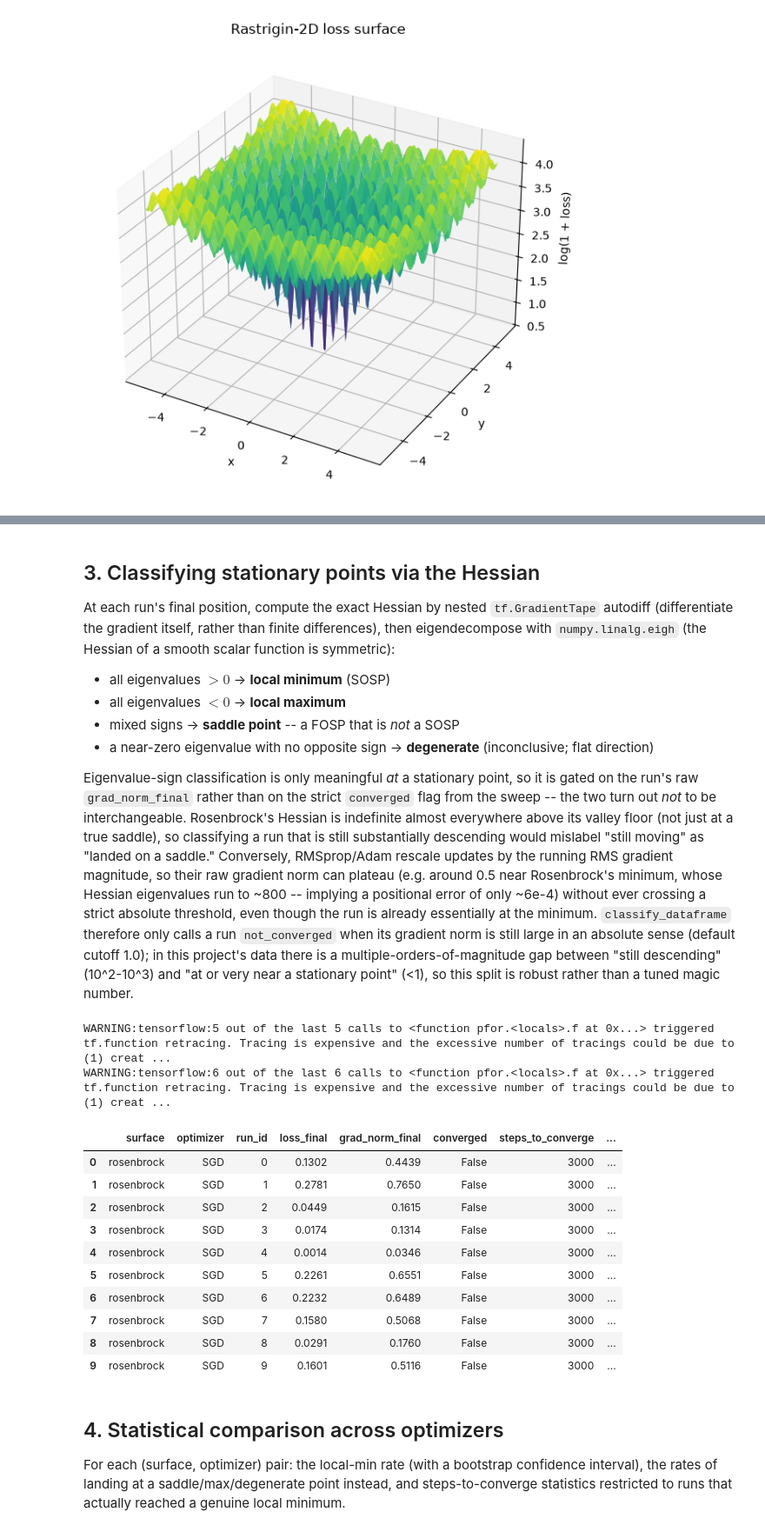
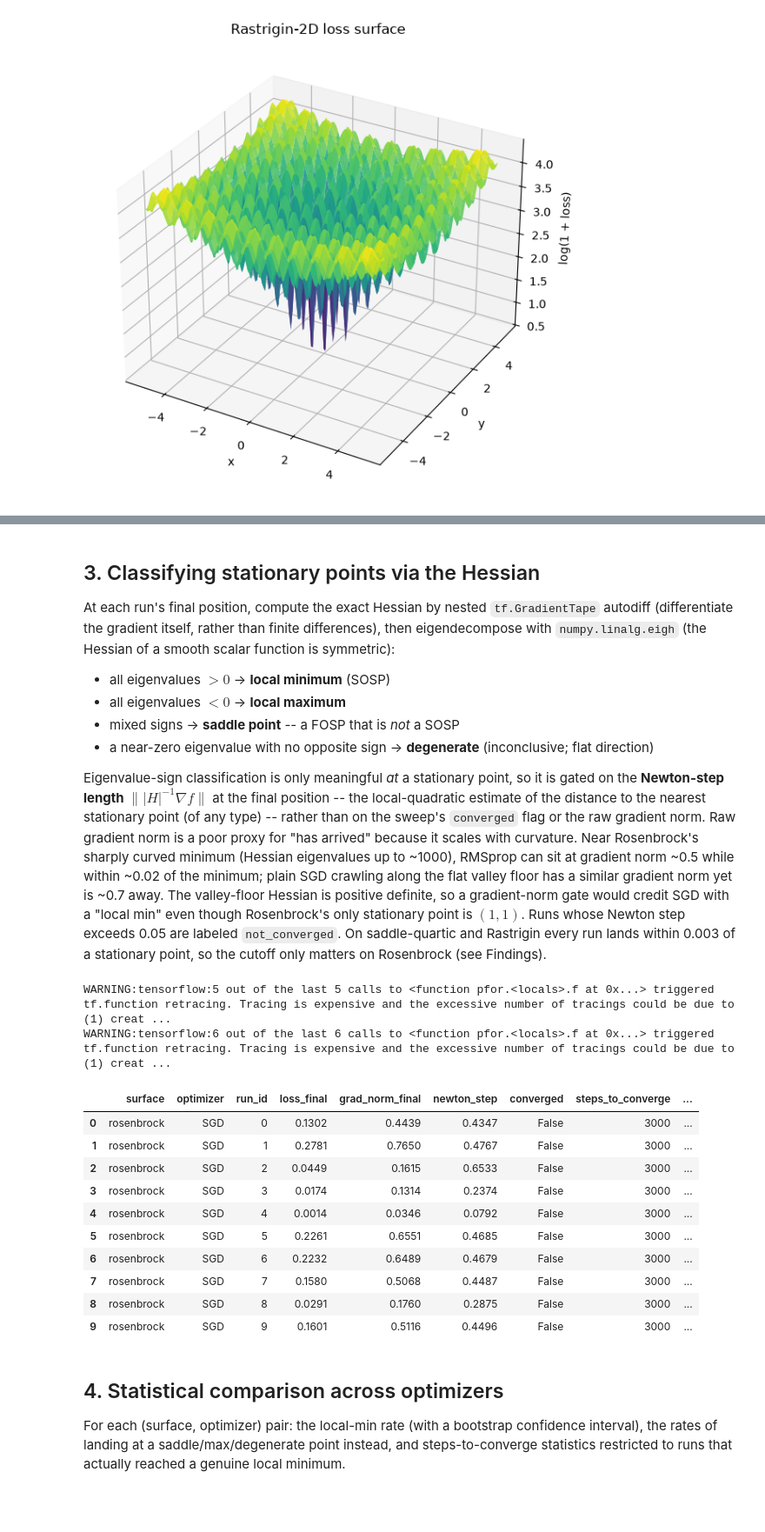
Before and after one commit to L-Gupta/HessianTrace, a Jupyter notebook: notebooks/report.ipynb, the cells around one changed output, grey strips where cells are left out. Shown at 87% size. Saved outputs shown, nothing was run; the diff lists cells and outputs as text; code cells hidden in the pictures; blank space fills up the shorter version.

```diff
--- a/notebooks/report.ipynb
+++ b/notebooks/report.ipynb
@@ -84,24 +84,24 @@ At each run's final position, compute the exact Hessian by nested `tf.GradientTa
 - mixed signs &rarr; **saddle point** -- a FOSP that is *not* a SOSP
 - a near-zero eigenvalue with no opposite sign &rarr; **degenerate** (inconclusive; flat direction)
 
-Eigenvalue-sign classification is only meaningful *at* a stationary point, so it is gated on the run's raw `grad_norm_final` rather than on the strict `converged` flag from the sweep -- the two turn out *not* to be interchangeable. Rosenbrock's Hessian is indefinite almost everywhere above its valley floor (not just at a true saddle), so classifying a run that is still substantially descending would mislabel "still moving" as "landed on a saddle." Conversely, RMSprop/Adam rescale updates by the running RMS gradient magnitude, so their raw gradient norm can plateau (e.g. around 0.5 near Rosenbrock's minimum, whose Hessian eigenvalues run to ~800 -- implying a positional error of only ~6e-4) without ever crossing a strict absolute threshold, even though the run is already essentially at the minimum. `classify_dataframe` therefore only calls a run `not_converged` when its gradient norm is still large in an absolute sense (default cutoff 1.0); in this project's data there is a multiple-orders-of-magnitude gap between "still descending" (10^2-10^3) and "at or very near a stationary point" (&lt;1), so this split is robust rather than a tuned magic number.
+Eigenvalue-sign classification is only meaningful *at* a stationary point, so it is gated on the **Newton-step length** $\lVert |H|^{-1} \nabla f \rVert$ at the final position -- the local-quadratic estimate of the distance to the nearest stationary point (of any type) -- rather than on the sweep's `converged` flag or the raw gradient norm. Raw gradient norm is a poor proxy for "has arrived" because it scales with curvature. Near Rosenbrock's sharply curved minimum (Hessian eigenvalues up to ~1000), RMSprop can sit at gradient norm ~0.5 while within ~0.02 of the minimum; plain SGD crawling along the flat valley floor has a similar gradient norm yet is ~0.7 away. The valley-floor Hessian is positive definite, so a gradient-norm gate would credit SGD with a "local min" even though Rosenbrock's only stationary point is $(1, 1)$. Runs whose Newton step exceeds 0.05 are labeled `not_converged`. On saddle-quartic and Rastrigin every run lands within 0.003 of a stationary point, so the cutoff only matters on Rosenbrock (see Findings).
 # %%
 classified = classify_dataframe(surfaces, runs)
-classified[["surface", "optimizer", "run_id", "loss_final", "grad_norm_final", "converged", "steps_to_converge", "classification"]].head(10)
+classified[["surface", "optimizer", "run_id", "loss_final", "grad_norm_final", "newton_step", "converged", "steps_to_converge", "classification"]].head(10)
 # %% [output]
 WARNING:tensorflow:5 out of the last 5 calls to <function pfor.<locals>.f at 0x...> triggered tf.function retracing. Tracing is expensive and the excessive number of tracings could be due to (1) creat ...
 WARNING:tensorflow:6 out of the last 6 calls to <function pfor.<locals>.f at 0x...> triggered tf.function retracing. Tracing is expensive and the excessive number of tracings could be due to (1) creat ...
-|  | surface | optimizer | run_id | loss_final | grad_norm_final | converged | steps_to_converge | ... |
-| 0 | rosenbrock | SGD | 0 | 0.1302 | 0.4439 | False | 3000 | ... |
-| 1 | rosenbrock | SGD | 1 | 0.2781 | 0.7650 | False | 3000 | ... |
-| 2 | rosenbrock | SGD | 2 | 0.0449 | 0.1615 | False | 3000 | ... |
-| 3 | rosenbrock | SGD | 3 | 0.0174 | 0.1314 | False | 3000 | ... |
-| 4 | rosenbrock | SGD | 4 | 0.0014 | 0.0346 | False | 3000 | ... |
-| 5 | rosenbrock | SGD | 5 | 0.2261 | 0.6551 | False | 3000 | ... |
-| 6 | rosenbrock | SGD | 6 | 0.2232 | 0.6489 | False | 3000 | ... |
-| 7 | rosenbrock | SGD | 7 | 0.1580 | 0.5068 | False | 3000 | ... |
-| 8 | rosenbrock | SGD | 8 | 0.0291 | 0.1760 | False | 3000 | ... |
-| 9 | rosenbrock | SGD | 9 | 0.1601 | 0.5116 | False | 3000 | ... |
+|  | surface | optimizer | run_id | loss_final | grad_norm_final | newton_step | converged | steps_to_converge | ... |
+| 0 | rosenbrock | SGD | 0 | 0.1302 | 0.4439 | 0.4347 | False | 3000 | ... |
+| 1 | rosenbrock | SGD | 1 | 0.2781 | 0.7650 | 0.4767 | False | 3000 | ... |
+| 2 | rosenbrock | SGD | 2 | 0.0449 | 0.1615 | 0.6533 | False | 3000 | ... |
+| 3 | rosenbrock | SGD | 3 | 0.0174 | 0.1314 | 0.2374 | False | 3000 | ... |
+| 4 | rosenbrock | SGD | 4 | 0.0014 | 0.0346 | 0.0792 | False | 3000 | ... |
+| 5 | rosenbrock | SGD | 5 | 0.2261 | 0.6551 | 0.4685 | False | 3000 | ... |
+| 6 | rosenbrock | SGD | 6 | 0.2232 | 0.6489 | 0.4679 | False | 3000 | ... |
+| 7 | rosenbrock | SGD | 7 | 0.1580 | 0.5068 | 0.4487 | False | 3000 | ... |
+| 8 | rosenbrock | SGD | 8 | 0.0291 | 0.1760 | 0.2875 | False | 3000 | ... |
+| 9 | rosenbrock | SGD | 9 | 0.1601 | 0.5116 | 0.4496 | False | 3000 | ... |
 # %% [markdown]
 ## 4. Statistical comparison across optimizers
 
```
Also changed, not shown: parts of 6 cells of this notebook, 2 other files.
